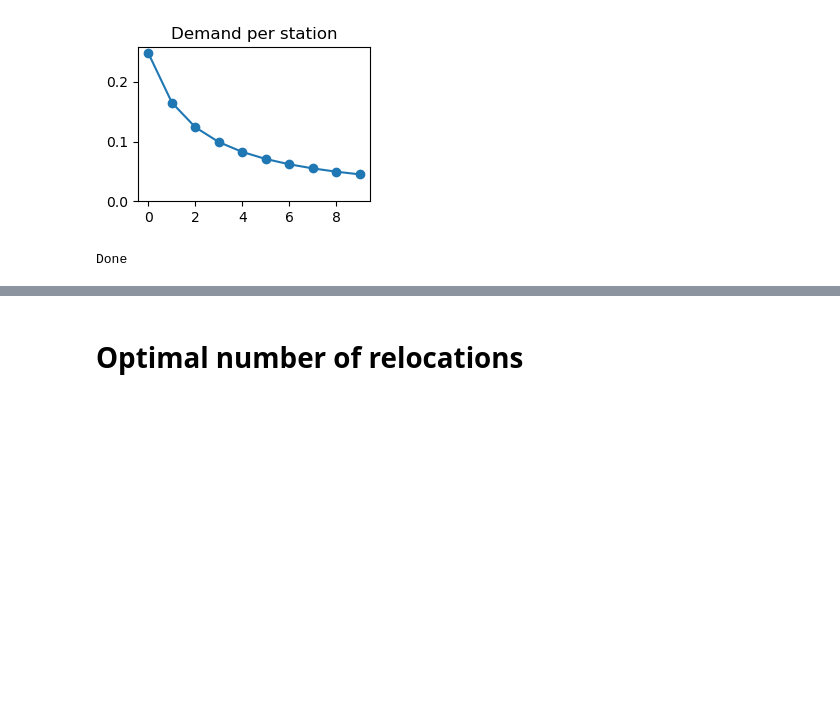
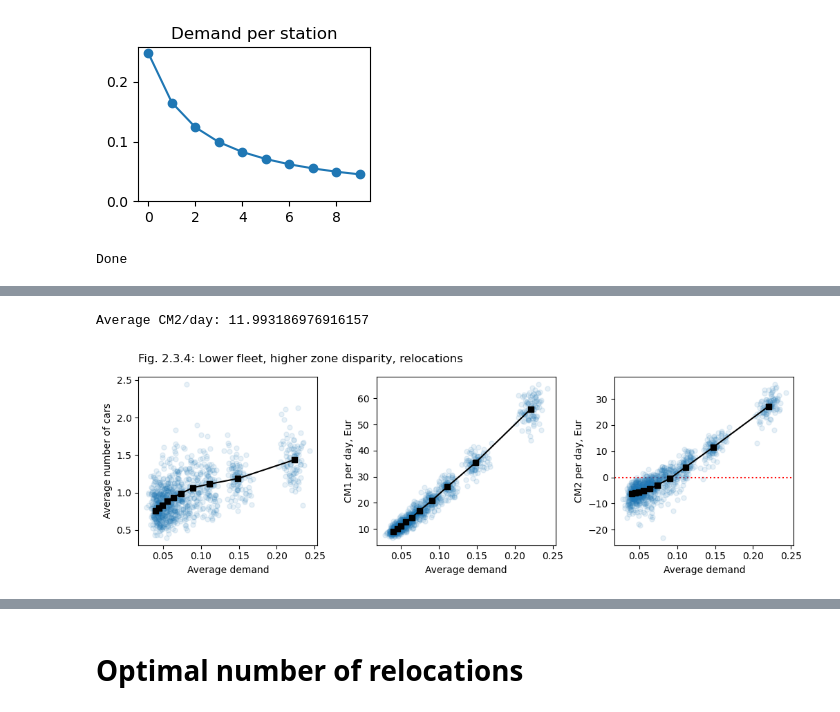
Before and after one commit to khakhalin/carsharing101, a Jupyter notebook: scripts/02relos_02stations.ipynb, the cells around one changed output, grey strips where cells are left out. Cells and saved outputs as stored; diff of their text form; code cells hidden in the pictures; blank space fills up the shorter version.

```diff
--- a/scripts/02relos_02stations.ipynb
+++ b/scripts/02relos_02stations.ipynb
@@ -195,3 +201,15 @@ plt.savefig(f"../figures/02relos_03stations_03better_model.svg", dpi=300)
+# %%
+# More realistic configuration, WITH relocations
+cfg4 = get_config('suburbs')
+cfg3.relo_period = 10
+cfg4.demand = cfg4.demand/len(cfg4.demand)*9  # Adjust manually to make the city very slightly unprofitable
+out4 = run_model(cfg4)
+flatten_outputs(out4, cfg4)
+relo_effect_pic(out4, cfg4, title="Fig. 2.3.4: Lower fleet, higher zone disparity, relocations")
+plt.savefig(f"../figures/02relos_03stations_04better_model.svg", dpi=300)
+# %% [output]
+Average CM2/day: 11.993186976916157
+[figure, added]
 # %%
 # DFR
 
```
Also changed, not shown: parts of 7 cells of this notebook, 7 other files.
